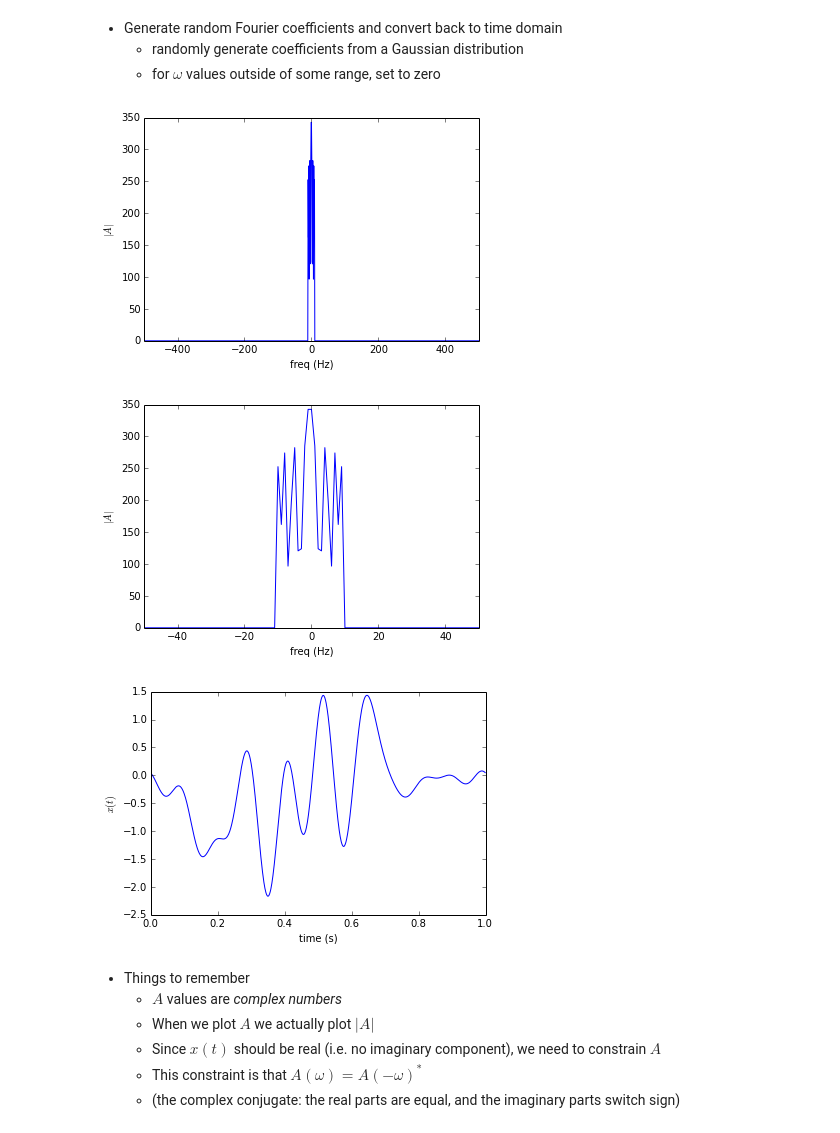
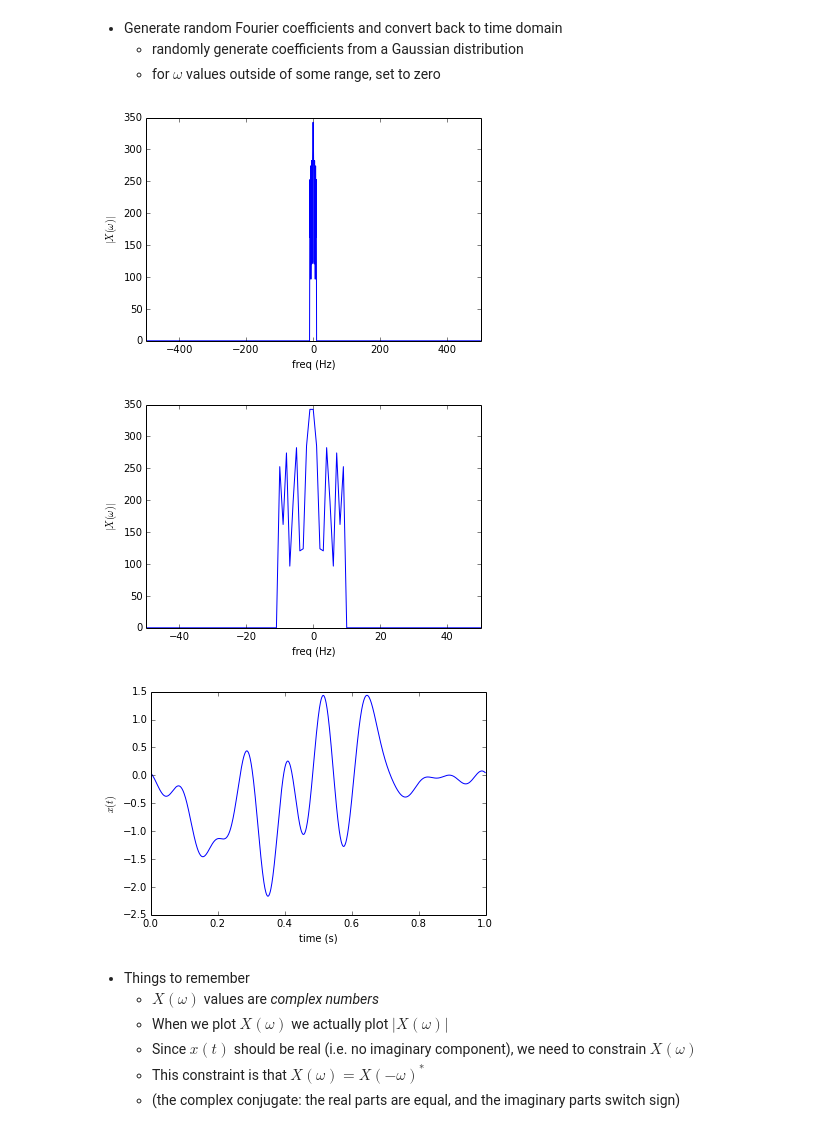
Before and after one commit to tcstewar/syde556, a Jupyter notebook: SYDE 556 Lecture 3 Temporal Representation.ipynb, the cells around one changed output. Saved outputs shown, nothing was run; the diff lists cells and outputs as text; code cells hidden in the pictures.

```diff
--- a/SYDE 556 Lecture 3 Temporal Representation.ipynb
+++ b/SYDE 556 Lecture 3 Temporal Representation.ipynb
@@ -502,36 +502,37 @@ show()
 # %%
 import numpy
 import syde556
 T = 1.0
-x, A = syde556.generate_signal(T, dt=0.001, rms=0.5, limit=10, seed=3)
+dt = 0.001
+x, X = syde556.generate_signal(T, dt, rms=0.5, limit=10, seed=3)
 freq = numpy.arange(1000)/T
 freq -= (T/dt)/2
 
 figure()
-plot(freq, np.abs(A))
+plot(freq, np.abs(X))
 xlim(-500, 500)
 xlabel('freq (Hz)')
-ylabel('$|A|$')
+ylabel('$|X(\omega)|$')
 
 figure()
-plot(freq, np.abs(A))
+plot(freq, np.abs(X))
 xlim(-50, 50)
 xlabel('freq (Hz)')
-ylabel('$|A|$')
+ylabel('$|X(\omega)|$')
 
 figure()
 plot(numpy.arange(1000)*0.001, x)
 xlabel('time (s)')
 ylabel('$x(t)$')
 show()
 # %% [output]
-[figure, old version]
+[figure, new version]
-[figure, old version]
+[figure, new version]
 [figure]
 # %% [markdown]
 - Things to remember
-    - $A$ values are *complex numbers*
-    - When we plot $A$ we actually plot $|A|$
-    - Since $x(t)$ should be real (i.e. no imaginary component), we need to constrain $A$
-    - This constraint is that $A(\omega)=A(-\omega)^*$
+    - $X(\omega)$ values are *complex numbers*
+    - When we plot $X(\omega)$ we actually plot $|X(\omega)|$
+    - Since $x(t)$ should be real (i.e. no imaginary component), we need to constrain $X(\omega)$
+    - This constraint is that $X(\omega)=X(-\omega)^*$
     - (the complex conjugate: the real parts are equal, and the imaginary parts switch sign)
```
Also changed, not shown: parts of 30 cells of this notebook.
